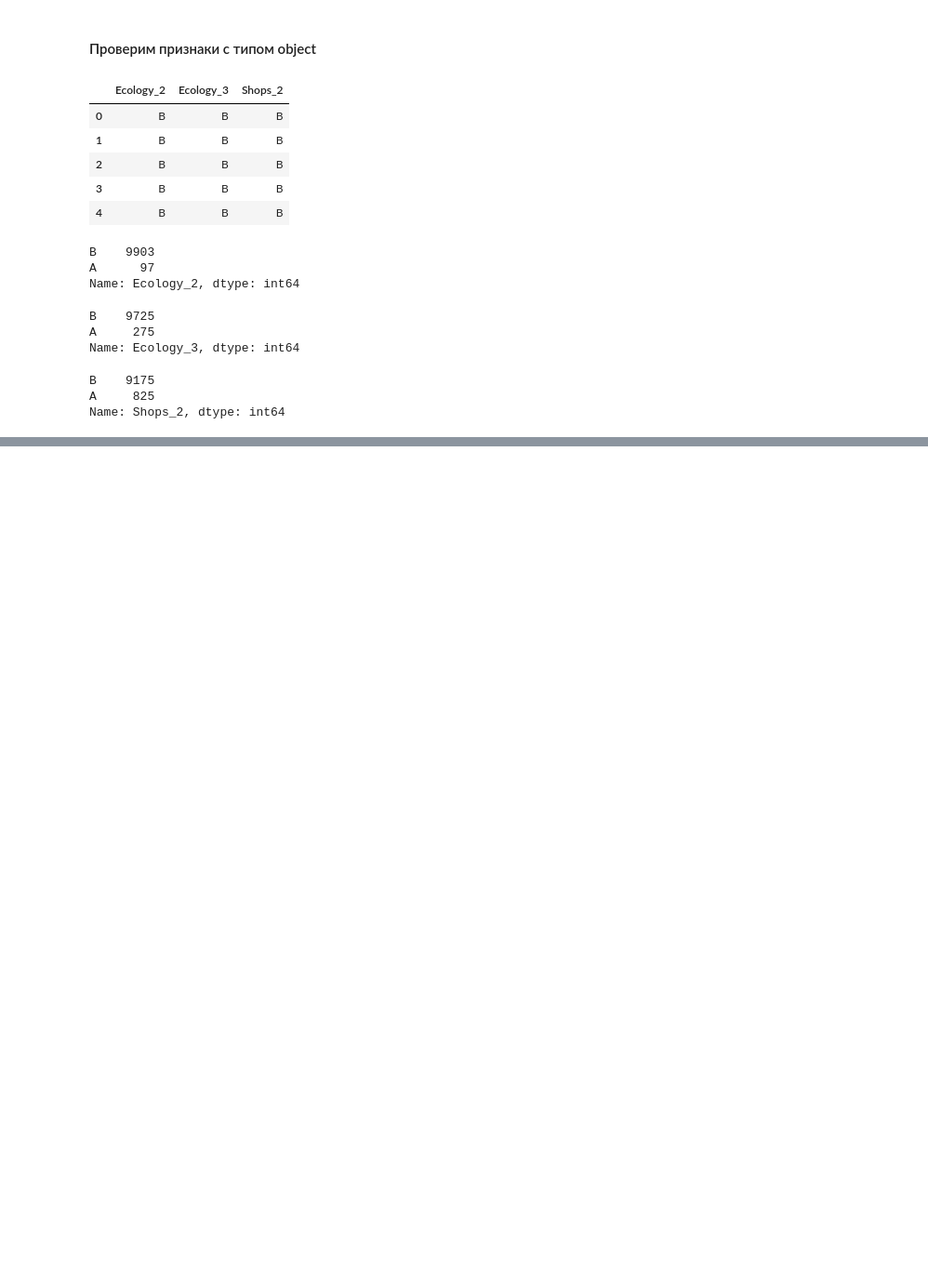
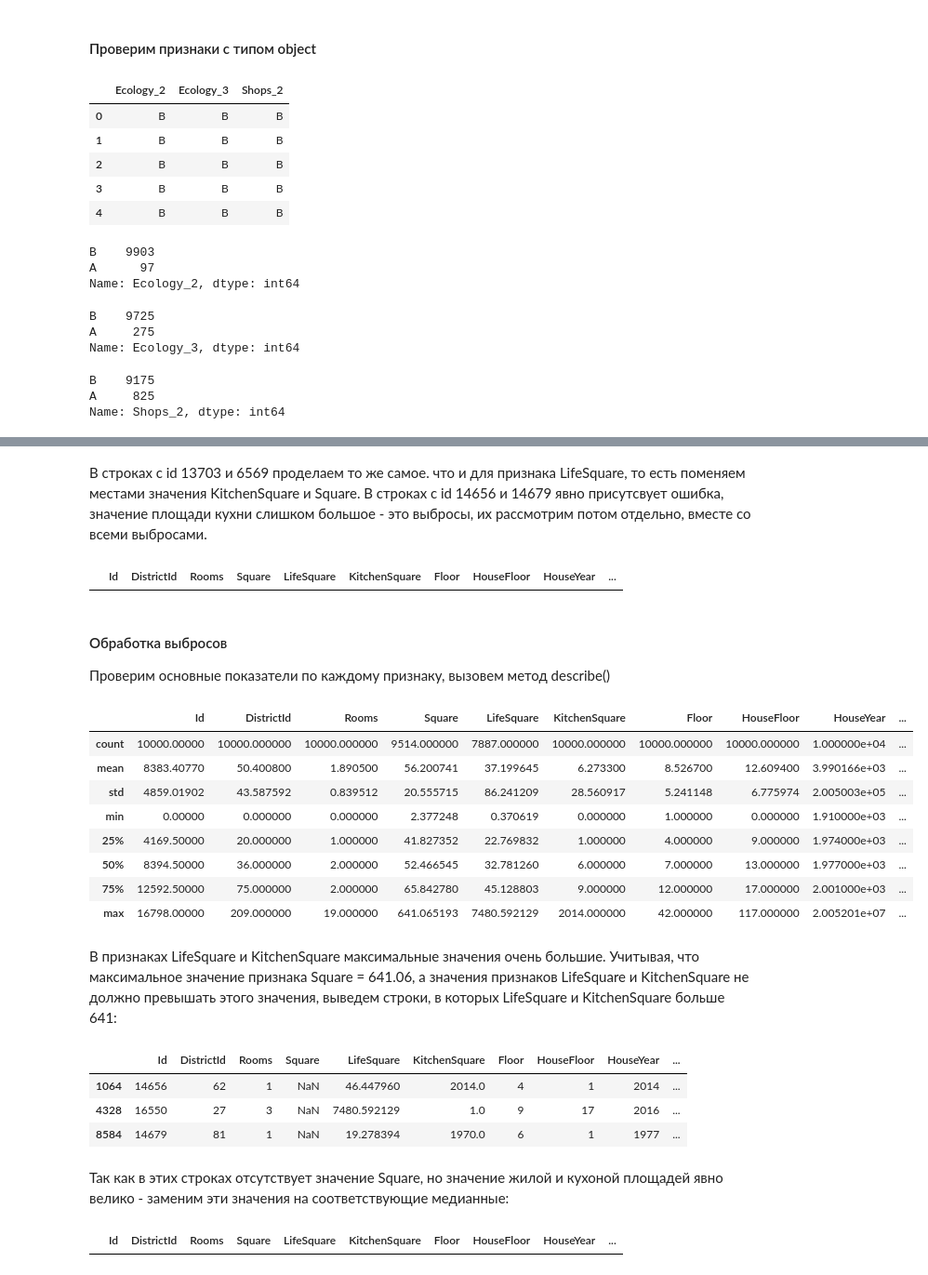
Before and after one commit to damkh/gb_py_data_sci_2020-07-20, a Jupyter notebook: project_task/Khamadiyarov_D_proj_work.ipynb, the cells around one changed output, grey strips where cells are left out. Shown at 93% size. Cells and saved outputs as stored; diff of their text form; code cells hidden in the pictures; blank space fills up the shorter version.

```diff
--- a/project_task/Khamadiyarov_D_proj_work.ipynb
+++ b/project_task/Khamadiyarov_D_proj_work.ipynb
@@ -138,0 +165,5 @@ Name: Shops_2, dtype: int64
+# %%
+h1 = houses_train.loc[(houses_train['LifeSquare'] > houses_train['Square']), ['LifeSquare']]
+h2 = houses_train.loc[(houses_train['LifeSquare'] > houses_train['Square']), ['Square']]
+houses_train.loc[(houses_train['LifeSquare'] > houses_train['Square']), ['Square']] = h1
+houses_train.loc[(houses_train['LifeSquare'] > houses_train['Square']), ['LifeSquare']] = h2
@@ -138,0 +185,38 @@ Name: Shops_2, dtype: int64
+# %% [markdown]
+В строках с id 13703 и 6569 проделаем то же самое. что и для признака LifeSquare, то есть поменяем местами значения KitchenSquare и Square. В строках с id 14656 и 14679 явно присутсвует ошибка, значение площади кухни слишком большое - это выбросы, их рассмотрим потом отдельно, вместе со всеми выбросами.
+# %%
+h1 = houses_train.loc[(houses_train['KitchenSquare'] > houses_train['Square']), ['KitchenSquare']]
+h2 = houses_train.loc[(houses_train['KitchenSquare'] > houses_train['Square']), ['Square']]
+houses_train.loc[(houses_train['KitchenSquare'] > houses_train['Square']), ['Square']] = h1
+houses_train.loc[(houses_train['KitchenSquare'] > houses_train['Square']), ['KitchenSquare']] = h2
+# %%
+# Проверим результат замены, должно быть 0 строк
+houses_train.loc[(houses_train['KitchenSquare'] > houses_train['Square'])]
+# %% [output]
+|  | Id | DistrictId | Rooms | Square | LifeSquare | KitchenSquare | Floor | HouseFloor | HouseYear | ... |
+# %% [markdown]
+#### Обработка выбросов
+Проверим основные показатели по каждому признаку, вызовем метод describe()
+# %%
+houses_train.describe()
+# %% [output]
+|  | Id | DistrictId | Rooms | Square | LifeSquare | KitchenSquare | Floor | HouseFloor | HouseYear | ... |
+| count | 10000.00000 | 10000.000000 | 10000.000000 | 9514.000000 | 7887.000000 | 10000.000000 | 10000.000000 | 10000.000000 | 1.000000e+04 | ... |
+| mean | 8383.40770 | 50.400800 | 1.890500 | 56.200741 | 37.199645 | 6.273300 | 8.526700 | 12.609400 | 3.990166e+03 | ... |
+| std | 4859.01902 | 43.587592 | 0.839512 | 20.555715 | 86.241209 | 28.560917 | 5.241148 | 6.775974 | 2.005003e+05 | ... |
+| min | 0.00000 | 0.000000 | 0.000000 | 2.377248 | 0.370619 | 0.000000 | 1.000000 | 0.000000 | 1.910000e+03 | ... |
+| 25% | 4169.50000 | 20.000000 | 1.000000 | 41.827352 | 22.769832 | 1.000000 | 4.000000 | 9.000000 | 1.974000e+03 | ... |
+| 50% | 8394.50000 | 36.000000 | 2.000000 | 52.466545 | 32.781260 | 6.000000 | 7.000000 | 13.000000 | 1.977000e+03 | ... |
+| 75% | 12592.50000 | 75.000000 | 2.000000 | 65.842780 | 45.128803 | 9.000000 | 12.000000 | 17.000000 | 2.001000e+03 | ... |
+| max | 16798.00000 | 209.000000 | 19.000000 | 641.065193 | 7480.592129 | 2014.000000 | 42.000000 | 117.000000 | 2.005201e+07 | ... |
+# %% [markdown]
+В признаках LifeSquare и KitchenSquare максимальные значения очень большие. Учитывая, что максимальное значение признака Square = 641.06, а значения признаков LifeSquare и KitchenSquare не должно превышать этого значения, выведем строки, в которых LifeSquare и KitchenSquare больше 641:
+# %%
+houses_train.loc[(houses_train['LifeSquare'] > houses_train['Square'].max()) | (houses_train['KitchenSquare'] > houses_train['Square'].max()), :]
+# %% [output]
+|  | Id | DistrictId | Rooms | Square | LifeSquare | KitchenSquare | Floor | HouseFloor | HouseYear | ... |
+| 1064 | 14656 | 62 | 1 | NaN | 46.447960 | 2014.0 | 4 | 1 | 2014 | ... |
+| 4328 | 16550 | 27 | 3 | NaN | 7480.592129 | 1.0 | 9 | 17 | 2016 | ... |
+| 8584 | 14679 | 81 | 1 | NaN | 19.278394 | 1970.0 | 6 | 1 | 1977 | ... |
+# %% [markdown]
+Так как в этих строках отсутствует значение Square, но значение жилой и кухоной площадей явно велико - заменим  эти значения на соответствующие медианные:
@@ -138,0 +227,5 @@ Name: Shops_2, dtype: int64
+# %%
+# Проверим результат замены, должно быть 0 строк
+houses_train.loc[(houses_train['LifeSquare'] > houses_train['Square'].max()) | (houses_train['KitchenSquare'] > houses_train['Square'].max()), :]
+# %% [output]
+|  | Id | DistrictId | Rooms | Square | LifeSquare | KitchenSquare | Floor | HouseFloor | HouseYear | ... |
```
Also changed, not shown: parts of 42 cells of this notebook, 10 other files.
